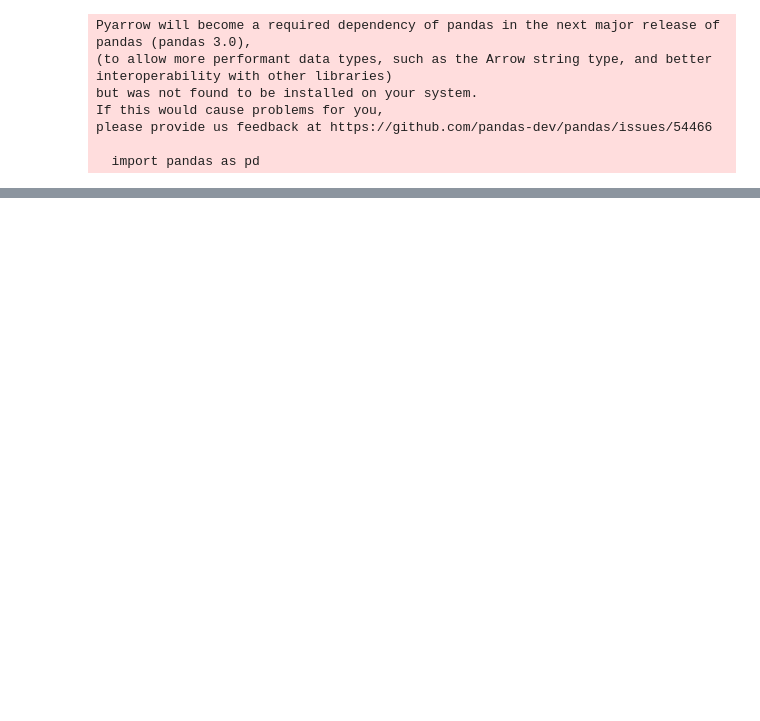
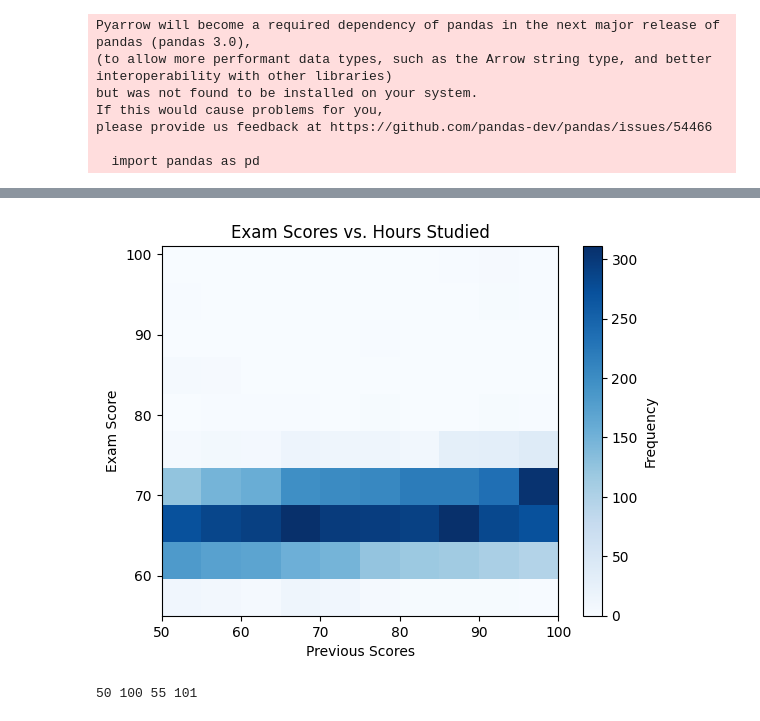
Before and after one commit to cc81972/Predict-a-score, a Jupyter notebook: EDA.ipynb, the cells around one changed output, grey strips where cells are left out. Saved outputs shown, nothing was run; the diff lists cells and outputs as text; code cells hidden in the pictures; blank space fills up the shorter version.

```diff
--- a/EDA.ipynb
+++ b/EDA.ipynb
@@ -23,0 +67,20 @@ dat.head()
+# %%
+# Create a 2D histogram
+plt.hist2d(dat['Previous_Scores'], dat['Exam_Score'], bins=(10, 10), cmap='Blues')
+
+# Add color bar for reference
+plt.colorbar(label='Frequency')
+
+# Label axes
+plt.xlabel('Previous Scores')
+plt.ylabel('Exam Score')
+plt.title('Exam Scores vs. Hours Studied')
+
+# Show plot
+plt.show()
+# %% [output]
+[figure, added]
+# %%
+print(dat['Previous_Scores'].min(), dat['Previous_Scores'].max(), dat['Exam_Score'].min(), dat['Exam_Score'].max())
+# %% [output]
+50 100 55 101
```
Also changed, not shown: parts of 7 cells of this notebook.
